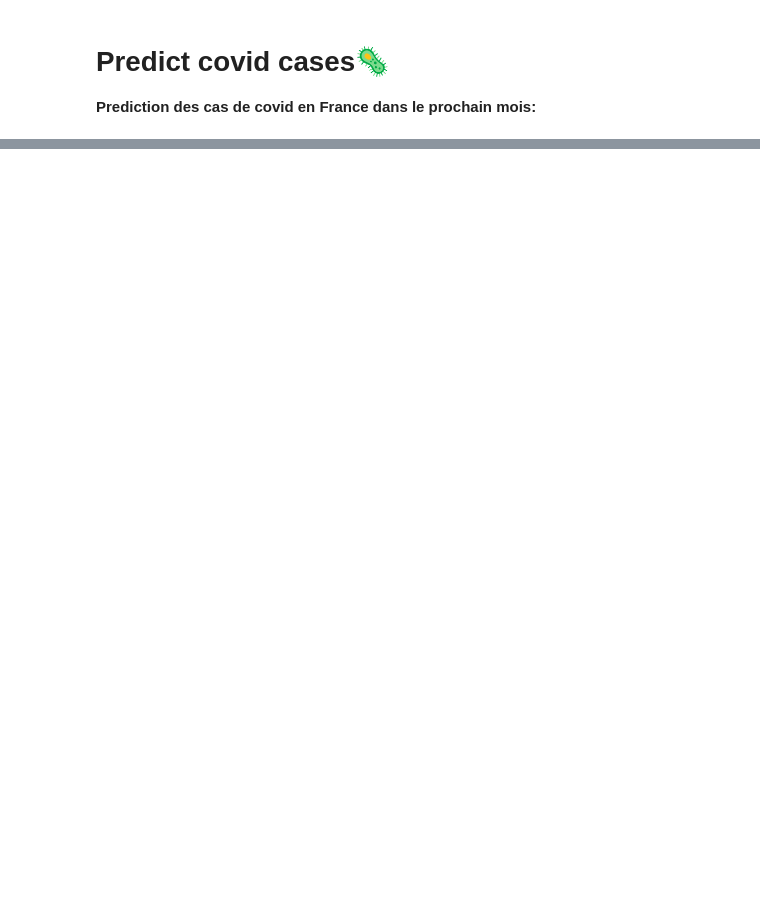
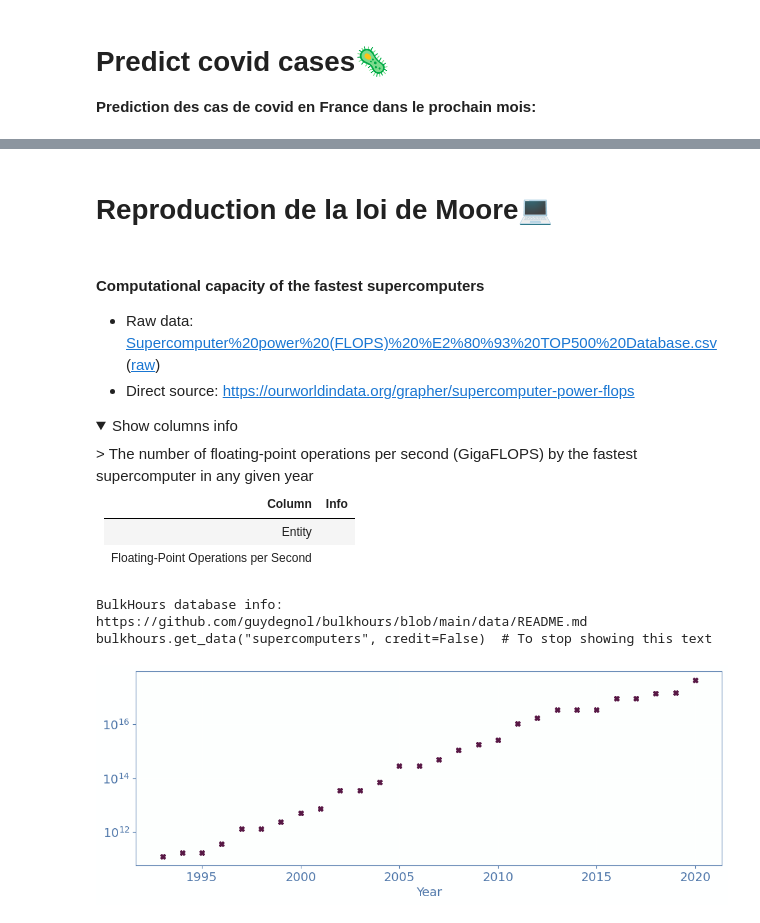
Before and after one commit to gtherin/bulkhours, a Jupyter notebook: examples/6_Predict_Covid_Cases.ipynb, the cells around one changed output, grey strips where cells are left out. Cells and saved outputs as stored; diff of their text form; code cells hidden in the pictures; folded sections open; blank space fills up the shorter version.

```diff
--- a/examples/6_Predict_Covid_Cases.ipynb
+++ b/examples/6_Predict_Covid_Cases.ipynb
@@ -54,0 +246,23 @@ HBox(children=(Button(button_style='primary', description='Envoyer au correcteur
+# %% [markdown]
+# Reproduction de la loi de Moore💻
+# %%
+bulkhours.get_data("supercomputers", credit=True, index="Year")["Floating-Point Operations per Second"].plot(marker='X', linestyle='None', figsize=(12, 4))
+plt.yscale("log");
+# %% [output]
+#### Computational capacity of the fastest supercomputers
+- Raw data: [Supercomputer%20power%20(FLOPS)%20%E2%80%93%20TOP500%20Database.csv](https://github.com/owid/owid-datasets/dd7a4ecbb249f98028e25c304ef7d68de8979ea9/datasets/Supercomputer%20power%20(FLOPS)%20%E2%80%93%20TOP500%20Database/Supercomputer%20power%20(FLOPS)%20%E2%80%93%20TOP500%20Database.csv)  ([raw](https://raw.githubusercontent.com/owid/owid-datasets/dd7a4ecbb249f98028e25c304ef7d68de8979ea9/datasets/Supercomputer%20power%20(FLOPS)%20%E2%80%93%20TOP500%20Database/Supercomputer%20power%20(FLOPS)%20%E2%80%93%20TOP500%20Database.csv))
+- Direct source: https://ourworldindata.org/grapher/supercomputer-power-flops
+
+<details>
+  <summary>Show columns info</summary>
+> The number of floating-point operations per second (GigaFLOPS) by the fastest supercomputer in any given year
+
+| Column   |      Info |
+|-----------|:-----------|
+| Entity |  |
+| Floating-Point Operations per Second |  |
+
+</details>
+BulkHours database info: https://github.com/guydegnol/bulkhours/blob/main/data/README.md
+bulkhours.get_data("supercomputers", credit=False)  # To stop showing this text
+[figure, added]
```
Also changed, not shown: parts of 7 cells of this notebook, 3 other files.
